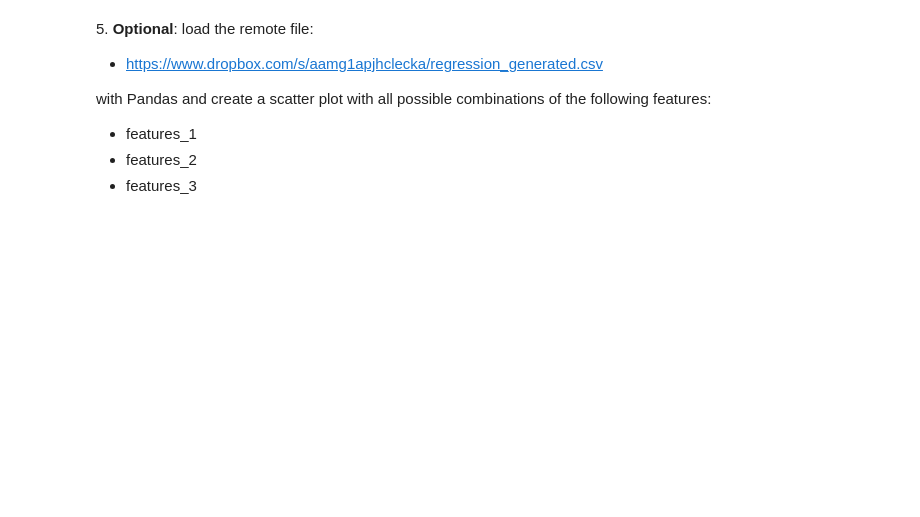
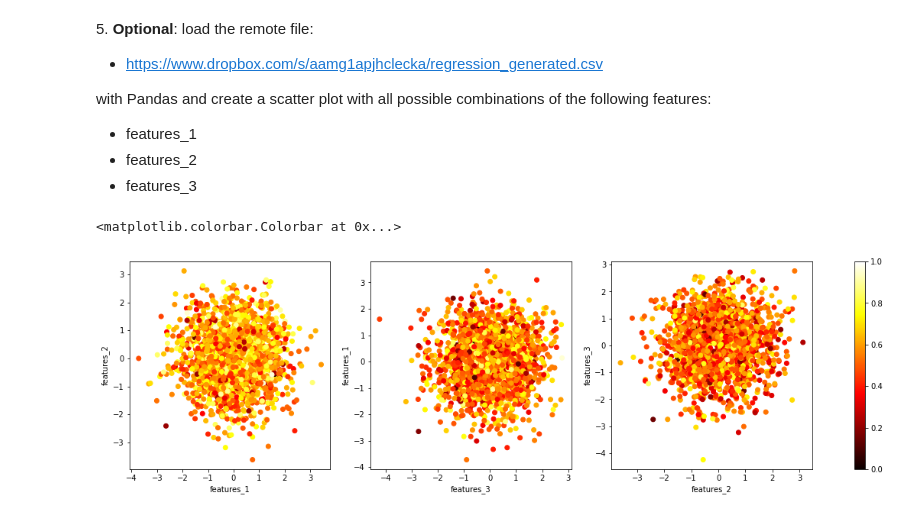
Before and after one commit to zucchett/HighLevelProgramming2021, a Jupyter notebook: 06ex_OSEMN.ipynb, the cells around one changed output. Cells and saved outputs as stored; diff of their text form; code cells hidden in the pictures; blank space fills up the shorter version.

```diff
--- a/06ex_OSEMN.ipynb
+++ b/06ex_OSEMN.ipynb
@@ -127,0 +243,22 @@ with Pandas and create a scatter plot with all possible combinations of the foll
+# %%
+import matplotlib.pyplot as plt
+import matplotlib.cm as cm
+%matplotlib inline
+plt.rcParams['figure.figsize'] = [20, 5]
+
+data = pd.read_csv("data/regression_generated.csv")
+
+fig, ax = plt.subplots(1,3); fig.patch.set_facecolor('xkcd:white')
+
+ax[0].scatter(data["features_1"], data["features_2"], c = data["features_3"], cmap = "hot")
+ax[1].scatter(data["features_3"], data["features_1"], c = data["features_2"], cmap = "hot")
+ax[2].scatter(data["features_2"], data["features_3"], c = data["features_1"], cmap = "hot")
+
+ax[0].set_xlabel("features_1"); ax[0].set_ylabel("features_2"); ax[0].set_xlabel("features_1")
+ax[1].set_xlabel("features_3"); ax[1].set_ylabel("features_1")
+ax[2].set_xlabel("features_2"); ax[2].set_ylabel("features_3")
+
+fig.colorbar(cm.ScalarMappable(cmap="hot"), ax=ax)
+# %% [output]
+<matplotlib.colorbar.Colorbar at 0x...>
+[figure, added]
```
Also changed, not shown: parts of 11 cells of this notebook.
